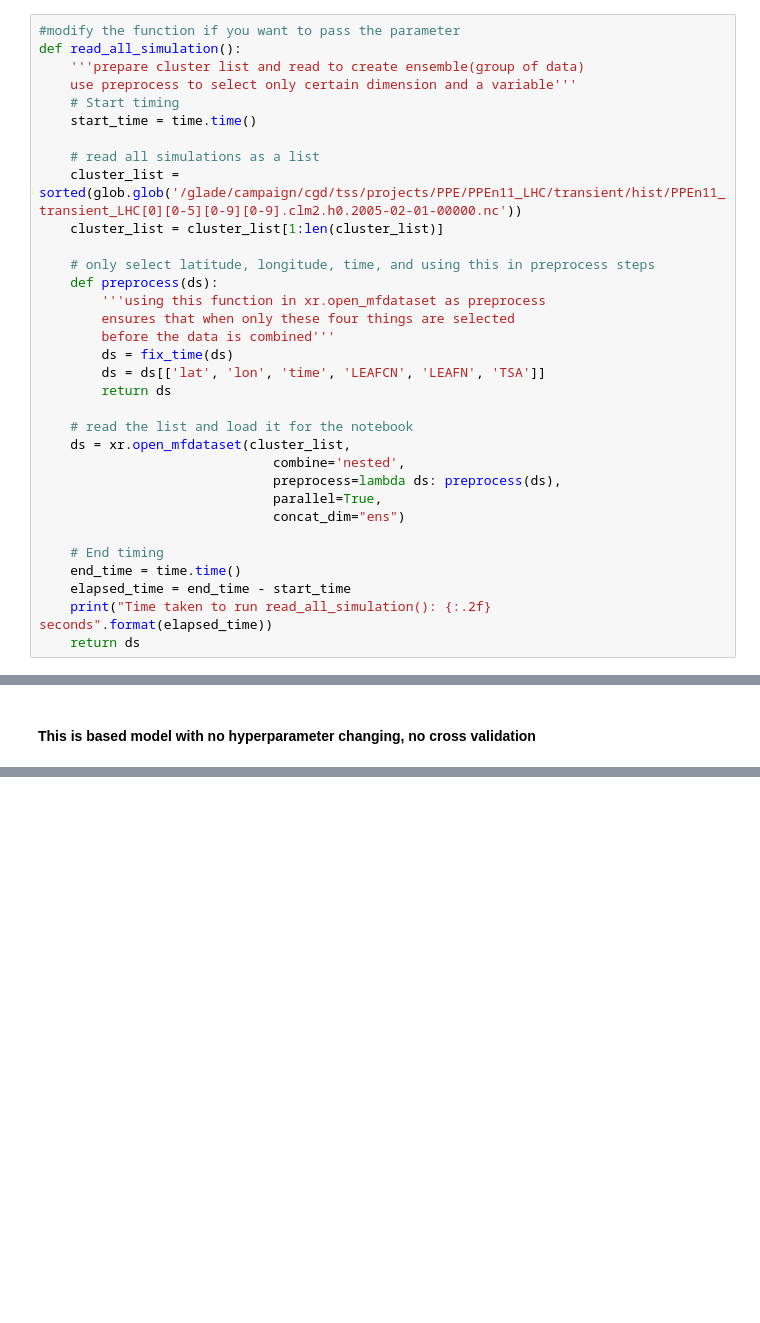
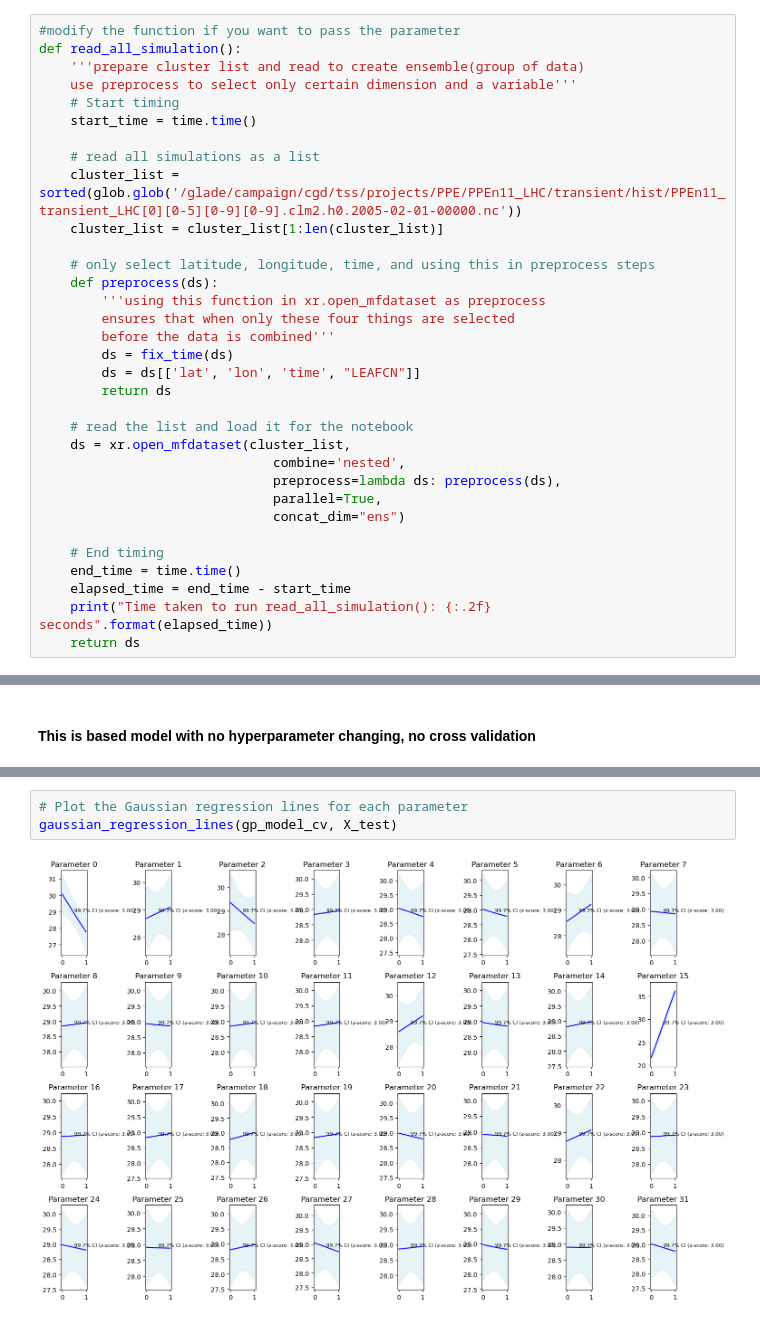
Before and after one commit to GaiaFuture/GaiaFuture, a Jupyter notebook: Script/ML/gaussian/gauss_reg.ipynb, the cells around one changed output, grey strips where cells are left out. Cells and saved outputs as stored; diff of their text form; blank space fills up the shorter version.

```diff
--- a/Script/ML/gaussian/gauss_reg.ipynb
+++ b/Script/ML/gaussian/gauss_reg.ipynb
@@ -27,7 +31,7 @@ def read_all_simulation():
         ensures that when only these four things are selected
         before the data is combined'''
         ds = fix_time(ds)
-        ds = ds[['lat', 'lon', 'time', 'LEAFCN', 'LEAFN', 'TSA']]
+        ds = ds[['lat', 'lon', 'time', "LEAFCN"]]
         return ds
 
     # read the list and load it for the notebook
@@ -507,0 +428,5 @@ plt.show()
+# %%
+# Plot the Gaussian regression lines for each parameter
+gaussian_regression_lines(gp_model_cv, X_test)
+# %% [output]
+[figure, added]
```
Also changed, not shown: parts of 24 cells of this notebook.
